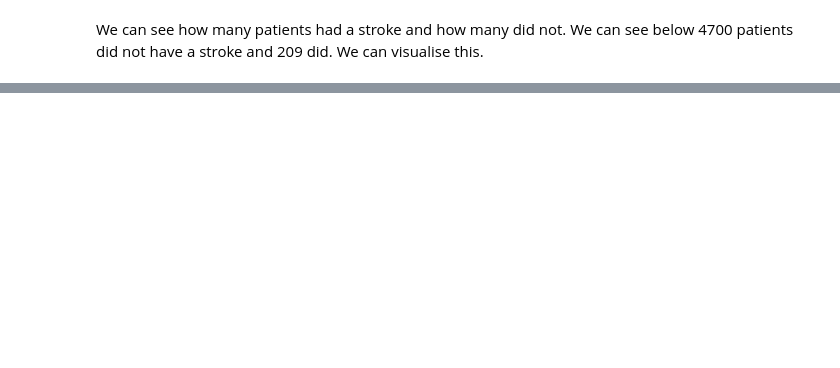
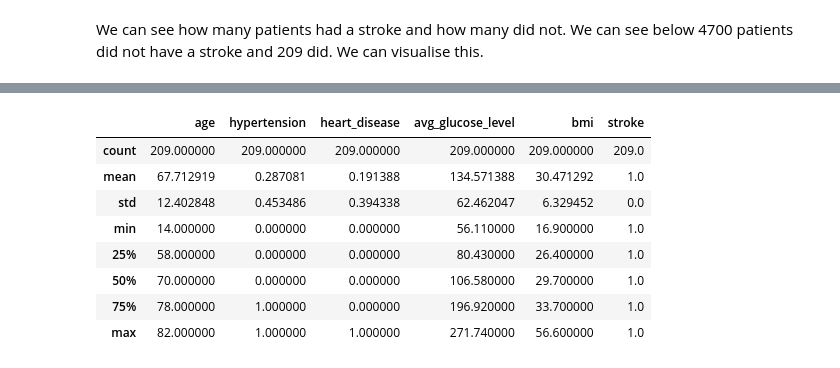
Before and after one commit to JoniGellatly/hello-world, a Jupyter notebook: Untitled7.ipynb, the cells around one changed output, grey strips where cells are left out. Drawn from its saved outputs; the diff is of its cells as text; code cells hidden in the pictures; blank space fills up the shorter version.

```diff
--- a/Untitled7.ipynb
+++ b/Untitled7.ipynb
@@ -235,0 +146,12 @@ We can now visualise this.
+# %%
+df[df['stroke'] ==1].describe()
+# %% [output]
+|  | age | hypertension | heart_disease | avg_glucose_level | bmi | stroke |
+| count | 209.000000 | 209.000000 | 209.000000 | 209.000000 | 209.000000 | 209.0 |
+| mean | 67.712919 | 0.287081 | 0.191388 | 134.571388 | 30.471292 | 1.0 |
+| std | 12.402848 | 0.453486 | 0.394338 | 62.462047 | 6.329452 | 0.0 |
+| min | 14.000000 | 0.000000 | 0.000000 | 56.110000 | 16.900000 | 1.0 |
+| 25% | 58.000000 | 0.000000 | 0.000000 | 80.430000 | 26.400000 | 1.0 |
+| 50% | 70.000000 | 0.000000 | 0.000000 | 106.580000 | 29.700000 | 1.0 |
+| 75% | 78.000000 | 1.000000 | 0.000000 | 196.920000 | 33.700000 | 1.0 |
+| max | 82.000000 | 1.000000 | 1.000000 | 271.740000 | 56.600000 | 1.0 |
```
Also changed, not shown: parts of 54 cells of this notebook.
